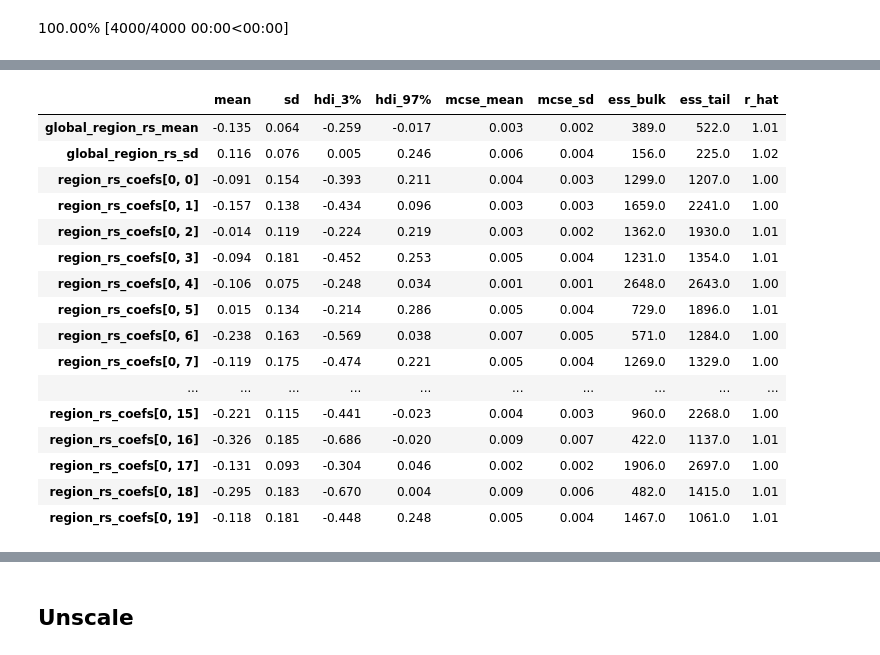
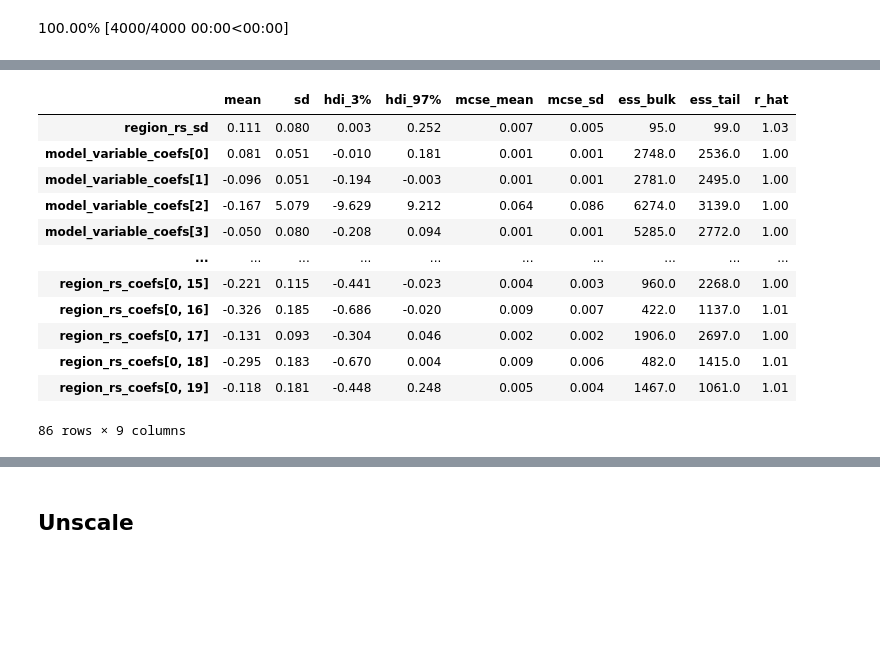
Before and after one commit to greenguy33/climate_econometric_model_comparison, a Jupyter notebook: notebooks/bayesian_models.ipynb, the cells around one changed output, grey strips where cells are left out. Cells and saved outputs as stored; diff of their text form; code cells hidden in the pictures; blank space fills up the shorter version.

Commit message:
working on global analysis

```diff
--- a/notebooks/bayesian_models.ipynb
+++ b/notebooks/bayesian_models.ipynb
@@ -357,7 +360,8 @@ Sampling: [gdp_posterior]
 #         "model_spec":model_spec
 #     },buff)
 # %%
-random_slopes_model = pd.read_pickle('../output/models/bayes_models/tfp_bayes_yfe_rre_for_drought_full/tfp_bayes_yfe_rre_for_drought_full.pkl')
+# random_slopes_model = pd.read_pickle('../output/models/bayes_models/tfp_bayes_yfe_rre_for_drought_full/tfp_bayes_yfe_rre_for_drought_full.pkl')
+random_slopes_model = pd.read_pickle('../output/models/bayes_models/tfp_bayes_yfe_cre_for_drought_full/tfp_bayes_yfe_cre_for_drought_full.pkl')
 posterior = random_slopes_model["posterior"]
 trace = random_slopes_model["trace"]
 var_list = random_slopes_model["var_list"]
@@ -370,20 +374,16 @@ fig.show()
 # %%
-az.summary(trace, var_names=["global_region_rs_mean", "global_region_rs_sd", "region_rs_coefs"])
+az.summary(trace, var_names=["region_rs_sd","model_variable_coefs","tfp_std","global_region_rs_mean", "global_region_rs_sd", "region_rs_coefs"])
 # %% [output]
 |  | mean | sd | hdi_3% | hdi_97% | mcse_mean | mcse_sd | ess_bulk | ess_tail | r_hat |
-| global_region_rs_mean | -0.135 | 0.064 | -0.259 | -0.017 | 0.003 | 0.002 | 389.0 | 522.0 | 1.01 |
-| global_region_rs_sd | 0.116 | 0.076 | 0.005 | 0.246 | 0.006 | 0.004 | 156.0 | 225.0 | 1.02 |
-| region_rs_coefs[0, 0] | -0.091 | 0.154 | -0.393 | 0.211 | 0.004 | 0.003 | 1299.0 | 1207.0 | 1.00 |
-| region_rs_coefs[0, 1] | -0.157 | 0.138 | -0.434 | 0.096 | 0.003 | 0.003 | 1659.0 | 2241.0 | 1.00 |
-| region_rs_coefs[0, 2] | -0.014 | 0.119 | -0.224 | 0.219 | 0.003 | 0.002 | 1362.0 | 1930.0 | 1.01 |
-| region_rs_coefs[0, 3] | -0.094 | 0.181 | -0.452 | 0.253 | 0.005 | 0.004 | 1231.0 | 1354.0 | 1.01 |
-| region_rs_coefs[0, 4] | -0.106 | 0.075 | -0.248 | 0.034 | 0.001 | 0.001 | 2648.0 | 2643.0 | 1.00 |
-| region_rs_coefs[0, 5] | 0.015 | 0.134 | -0.214 | 0.286 | 0.005 | 0.004 | 729.0 | 1896.0 | 1.01 |
-| region_rs_coefs[0, 6] | -0.238 | 0.163 | -0.569 | 0.038 | 0.007 | 0.005 | 571.0 | 1284.0 | 1.00 |
-| region_rs_coefs[0, 7] | -0.119 | 0.175 | -0.474 | 0.221 | 0.005 | 0.004 | 1269.0 | 1329.0 | 1.00 |
+| region_rs_sd | 0.111 | 0.080 | 0.003 | 0.252 | 0.007 | 0.005 | 95.0 | 99.0 | 1.03 |
+| model_variable_coefs[0] | 0.081 | 0.051 | -0.010 | 0.181 | 0.001 | 0.001 | 2748.0 | 2536.0 | 1.00 |
+| model_variable_coefs[1] | -0.096 | 0.051 | -0.194 | -0.003 | 0.001 | 0.001 | 2781.0 | 2495.0 | 1.00 |
+| model_variable_coefs[2] | -0.167 | 5.079 | -9.629 | 9.212 | 0.064 | 0.086 | 6274.0 | 3139.0 | 1.00 |
+| model_variable_coefs[3] | -0.050 | 0.080 | -0.208 | 0.094 | 0.001 | 0.001 | 5285.0 | 2772.0 | 1.00 |
 | ... | ... | ... | ... | ... | ... | ... | ... | ... | ... |
 | region_rs_coefs[0, 15] | -0.221 | 0.115 | -0.441 | -0.023 | 0.004 | 0.003 | 960.0 | 2268.0 | 1.00 |
 | region_rs_coefs[0, 16] | -0.326 | 0.185 | -0.686 | -0.020 | 0.009 | 0.007 | 422.0 | 1137.0 | 1.01 |
 | region_rs_coefs[0, 17] | -0.131 | 0.093 | -0.304 | 0.046 | 0.002 | 0.002 | 1906.0 | 2697.0 | 1.00 |
 | region_rs_coefs[0, 18] | -0.295 | 0.183 | -0.670 | 0.004 | 0.009 | 0.006 | 482.0 | 1415.0 | 1.01 |
 | region_rs_coefs[0, 19] | -0.118 | 0.181 | -0.448 | 0.248 | 0.005 | 0.004 | 1467.0 | 1061.0 | 1.01 |
+86 rows × 9 columns
```
Also changed, not shown: parts of 7 cells of this notebook, 18 other files.
